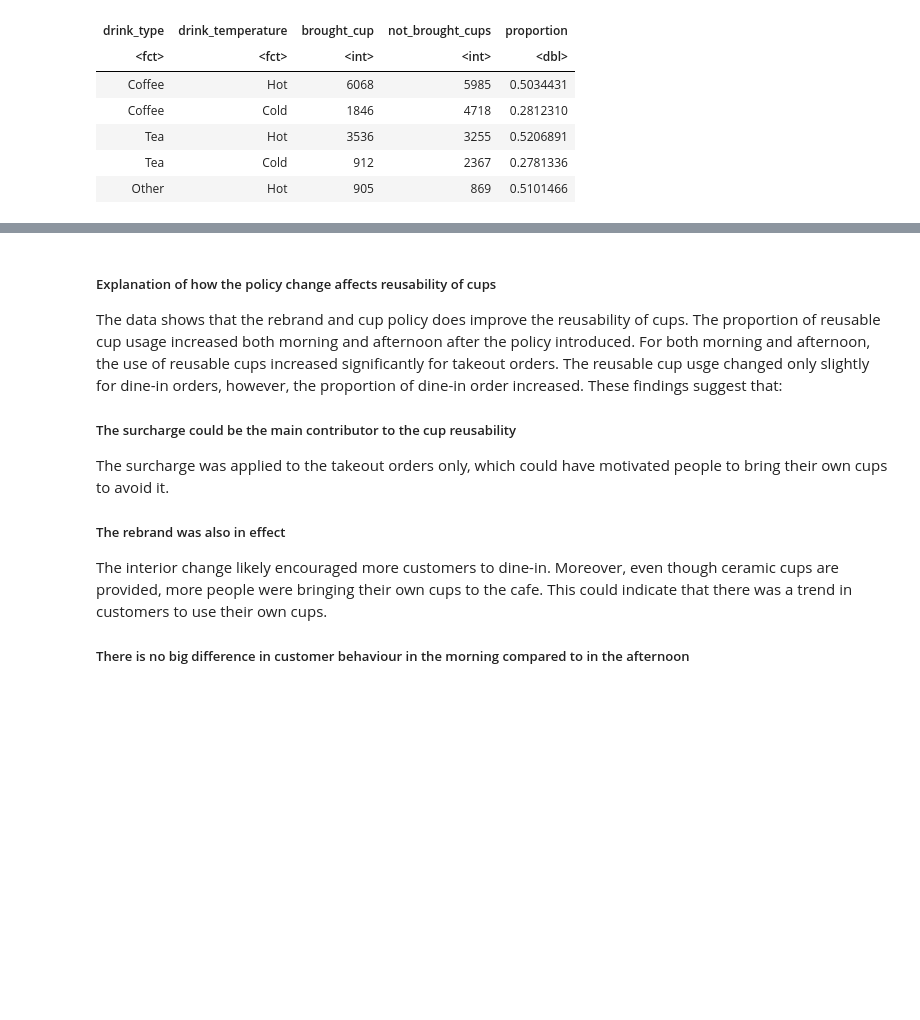
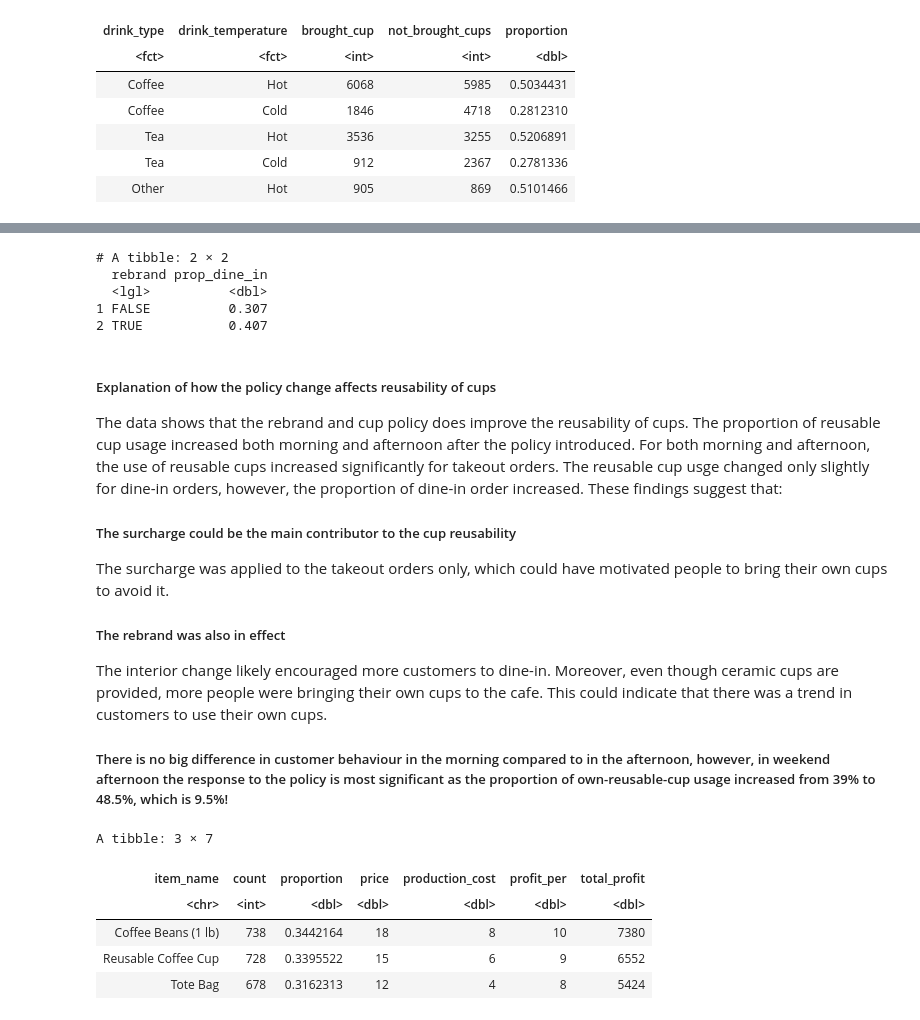
Before and after one commit to SharonGulati/dataverse, a Jupyter notebook: dataverse.ipynb, the cells around one changed output, grey strips where cells are left out. Cells and saved outputs as stored; diff of their text form; code cells hidden in the pictures; blank space fills up the shorter version.

Commit message:
simplified code  policy effectiveness + merch popularity

```diff
--- a/dataverse.ipynb
+++ b/dataverse.ipynb
@@ -275,3 +258,14 @@ A data.frame: 2 × 2
+# %%
+prop_transaction_type <- coffee_only_time|>
+                            group_by(rebrand)|>
+  summarize(prop_dine_in = sum(transaction_type == "Dine-in") / n())
+print(prop_transaction_type)
+# %% [output]
+# A tibble: 2 × 2
+  rebrand prop_dine_in
+  <lgl>          <dbl>
+1 FALSE          0.307
+2 TRUE           0.407
 # %% [markdown]
 ##### Explanation of how the policy change affects reusability of cups
 The data shows that the rebrand and cup policy does improve the reusability of cups. The proportion of reusable cup usage increased both morning and afternoon after the policy introduced. For both morning and afternoon, the use of reusable cups increased significantly for takeout orders. The reusable cup usge changed only slightly for dine-in orders, however, the proportion of dine-in order increased. These findings suggest that:
@@ -279,4 +273,23 @@ The data shows that the rebrand and cup policy does improve the reusability of c
   The surcharge was applied to the takeout orders only, which could have motivated people to bring their own cups to avoid it.
 ##### The rebrand was also in effect
 The interior change likely encouraged more customers to dine-in. Moreover, even though ceramic cups are provided, more people were bringing their own cups to the cafe. This could indicate that there was a trend in customers to use their own cups.
-##### There is no big difference in customer behaviour in the morning compared to in the afternoon
+##### There is no big difference in customer behaviour in the morning compared to in the afternoon, however, in weekend afternoon the response to the policy is most significant as the proportion of own-reusable-cup usage increased from 39% to 48.5%, which is 9.5%!
+# %%
+# what proportion of types of merches people buy/which is most profitable
+tot_profit_cafe = coffee
+merch <- merch |>
+  group_by(item_name) %>%
+  summarise(count = n()) %>%
+  mutate(proportion = count / sum(count))|>
+  left_join(items, by = "item_name")|>
+  mutate(profit_per = price-production_cost)|>
+  mutate(total_profit = count * profit_per)|>
+  select(-drink_temperature, -drink_type, -item_type)
+merch
+# %% [output]
+A tibble: 3 × 7
+| item_name | count | proportion | price | production_cost | profit_per | total_profit |
+| <chr> | <int> | <dbl> | <dbl> | <dbl> | <dbl> | <dbl> |
+| Coffee Beans (1 lb) | 738 | 0.3442164 | 18 | 8 | 10 | 7380 |
+| Reusable Coffee Cup | 728 | 0.3395522 | 15 | 6 | 9 | 6552 |
+| Tote Bag | 678 | 0.3162313 | 12 | 4 | 8 | 5424 |
```
Also changed, not shown: parts of 5 cells of this notebook.
